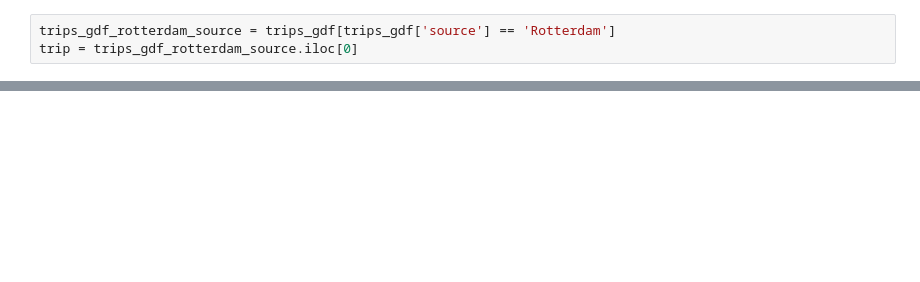
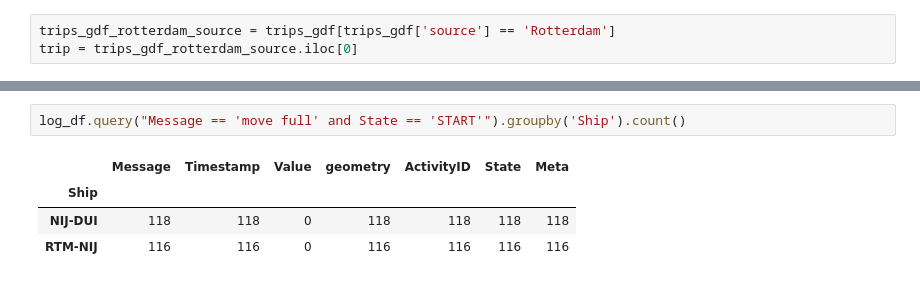
Before and after one commit to Deltares-research/digitaltwin-waterway, a Jupyter notebook: notebooks/scenarios/hubs-spokes.ipynb, the cells around one changed output, grey strips where cells are left out. Cells and saved outputs as stored; diff of their text form; blank space fills up the shorter version.

```diff
--- a/notebooks/scenarios/hubs-spokes.ipynb
+++ b/notebooks/scenarios/hubs-spokes.ipynb
@@ -298,0 +317,7 @@ log_df = pd.DataFrame(LogDecorator.logbook)
+# %%
+log_df.query("Message == 'move full' and State == 'START'").groupby('Ship').count()
+# %% [output]
+|  | Message | Timestamp | Value | geometry | ActivityID | State | Meta |
+| Ship |  |  |  |  |  |  |  |
+| NIJ-DUI | 118 | 118 | 0 | 118 | 118 | 118 | 118 |
+| RTM-NIJ | 116 | 116 | 0 | 116 | 116 | 116 | 116 |
```
Also changed, not shown: parts of 13 cells of this notebook.
